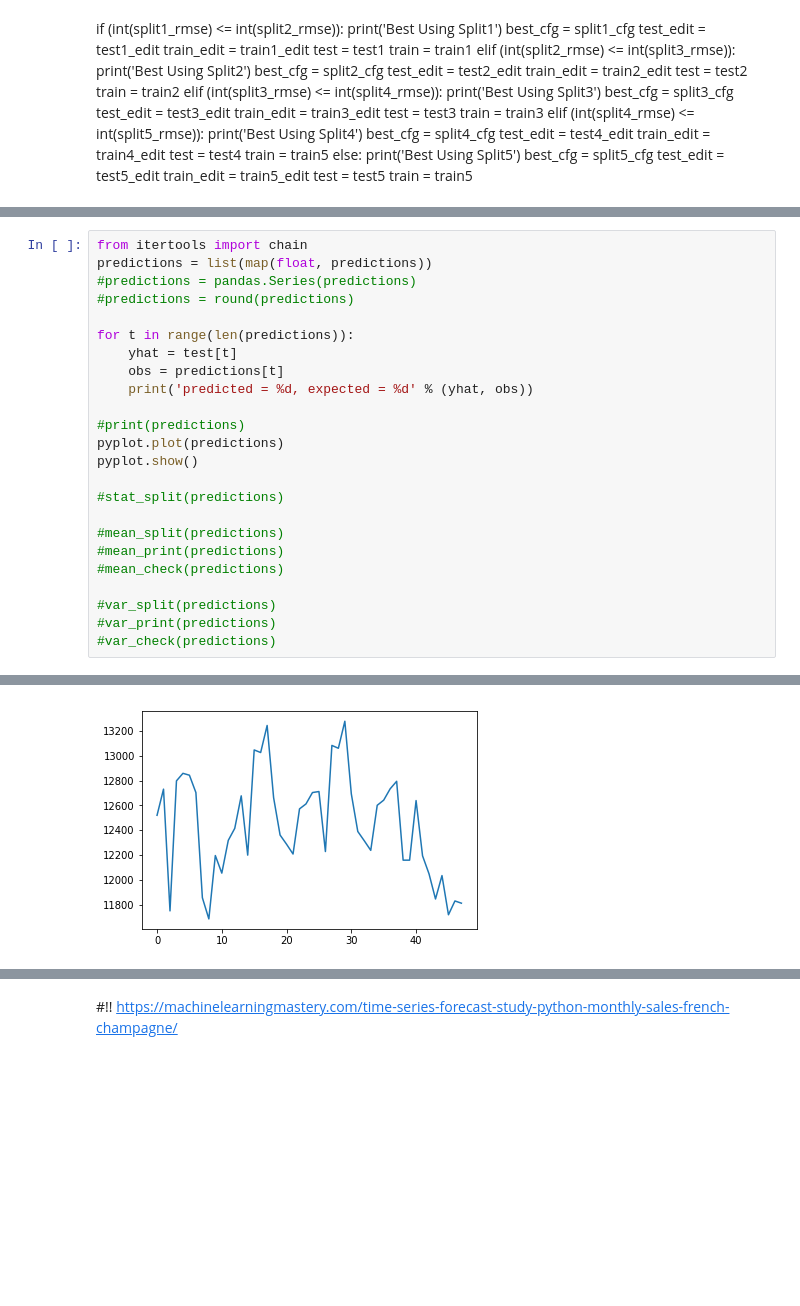
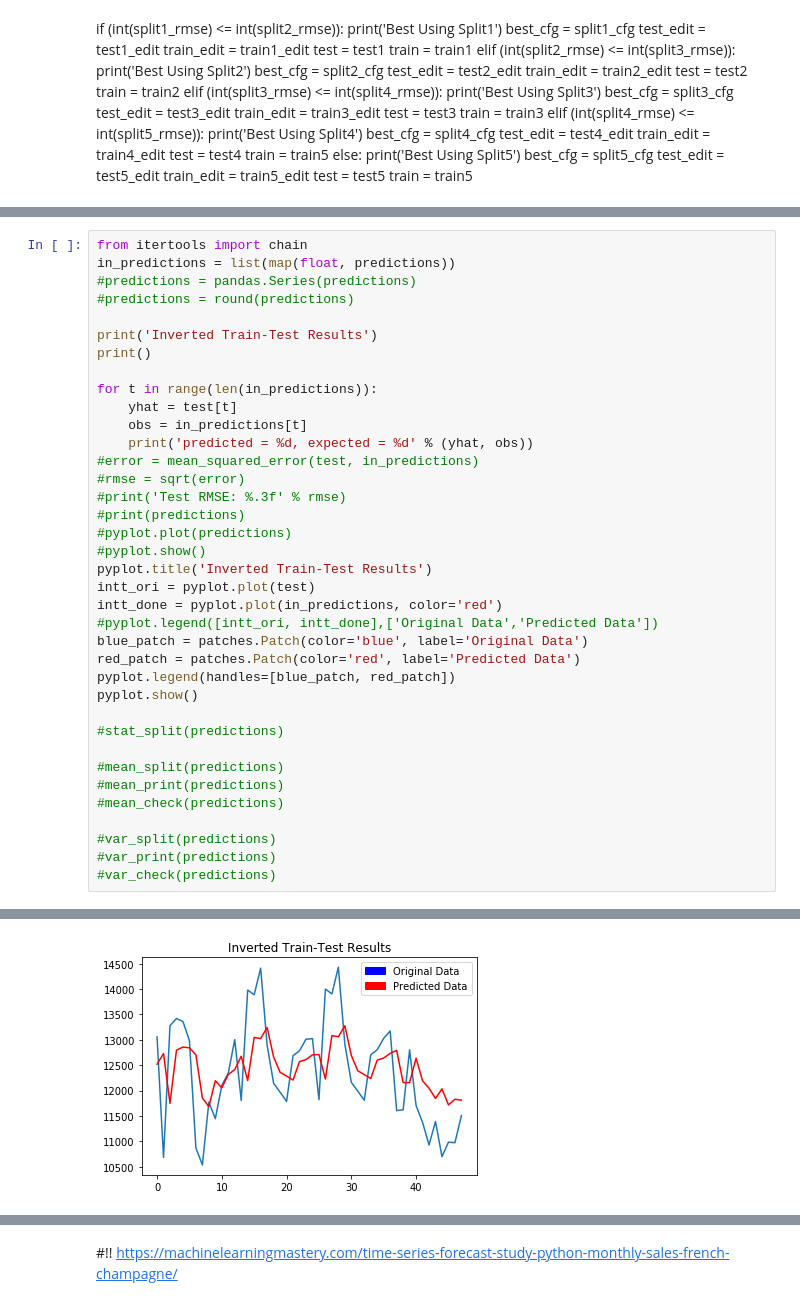
Before and after one commit to nurulbudiyono/arima-analysis-prediction, a Jupyter notebook: PredictTea.ipynb, the cells around one changed output, grey strips where cells are left out. Saved outputs shown, nothing was run; the diff lists cells and outputs as text; blank space fills up the shorter version.

```diff
--- a/PredictTea.ipynb
+++ b/PredictTea.ipynb
@@ -731,17 +751,30 @@ Variance Comparison: 0 = 0
 Data has Variance Stationarity
 # %%
 from itertools import chain
-predictions = list(map(float, predictions))
+in_predictions = list(map(float, predictions))
 #predictions = pandas.Series(predictions)
 #predictions = round(predictions)
 
-for t in range(len(predictions)):
+print('Inverted Train-Test Results')
+print()
+
+for t in range(len(in_predictions)):
 	yhat = test[t]
-	obs = predictions[t]
+	obs = in_predictions[t]
 	print('predicted = %d, expected = %d' % (yhat, obs))
-
+#error = mean_squared_error(test, in_predictions)
+#rmse = sqrt(error)
+#print('Test RMSE: %.3f' % rmse)
 #print(predictions)
-pyplot.plot(predictions)
+#pyplot.plot(predictions)
+#pyplot.show()
+pyplot.title('Inverted Train-Test Results')
+intt_ori = pyplot.plot(test)
+intt_done = pyplot.plot(in_predictions, color='red')
+#pyplot.legend([intt_ori, intt_done],['Original Data','Predicted Data'])
+blue_patch = patches.Patch(color='blue', label='Original Data')
+red_patch = patches.Patch(color='red', label='Predicted Data')
+pyplot.legend(handles=[blue_patch, red_patch])
 pyplot.show()
 
 #stat_split(predictions)
@@ -770,5 +803,5 @@ predicted = 12345, expected = 12317
 predicted = 10699, expected = 12033
 predicted = 10984, expected = 11718
 predicted = 10974, expected = 11829
 predicted = 11508, expected = 11811
-[figure, old version]
+[figure, new version]
```
Also changed, not shown: parts of 16 cells of this notebook.
